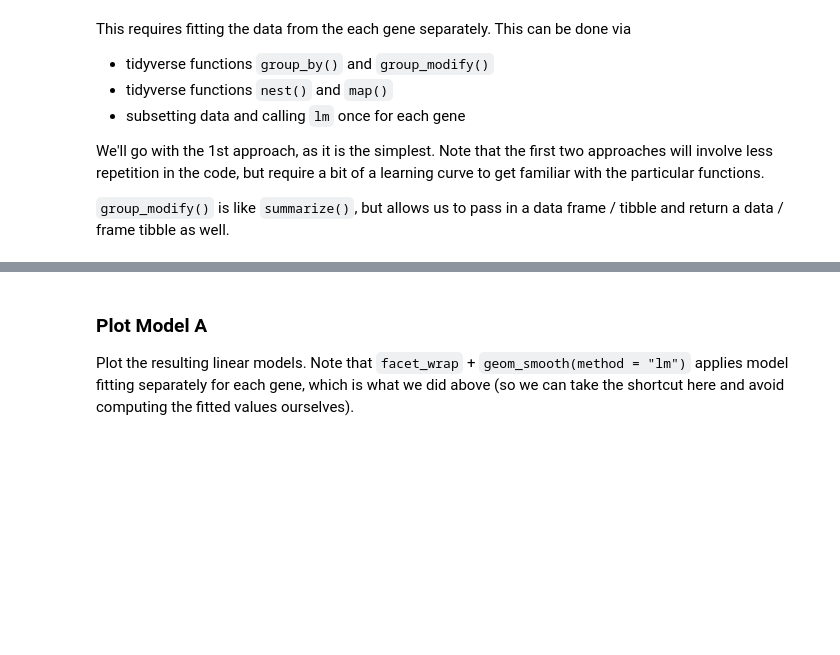
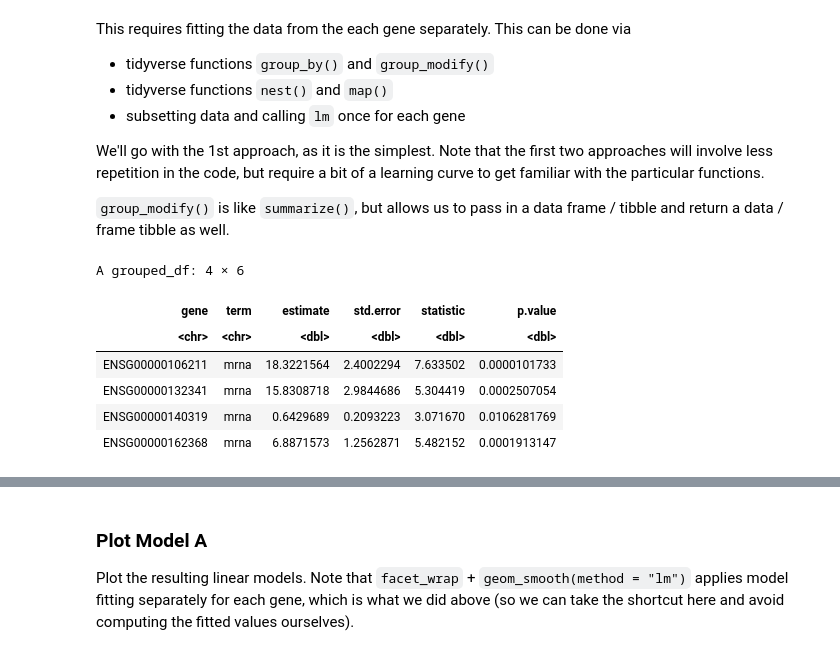
Before and after one commit to UBC-STAT/stat-450, a Jupyter notebook: lectures/04_nested_models.ipynb, the cells around one changed output, grey strips where cells are left out. Drawn from its saved outputs; the diff is of its cells as text; code cells hidden in the pictures; blank space fills up the shorter version.

```diff
--- a/lectures/04_nested_models.ipynb
+++ b/lectures/04_nested_models.ipynb
@@ -375,7 +491,15 @@ We'll go with the 1st approach, as it is the simplest. Note that the first two a
 # %%
 sample_4_complete_genes |>
   group_by(gene) |>
-  group_modify(~ tidy(lm(protein ~ 0 + mrna, data = .x)))
+  group_modify(~ tidy(lm(..., data = .x)))
+# %% [output]
+A grouped_df: 4 × 6
+| gene | term | estimate | std.error | statistic | p.value |
+| <chr> | <chr> | <dbl> | <dbl> | <dbl> | <dbl> |
+| ENSG00000106211 | mrna | 18.3221564 | 2.4002294 | 7.633502 | 0.0000101733 |
+| ENSG00000132341 | mrna | 15.8308718 | 2.9844686 | 5.304419 | 0.0002507054 |
+| ENSG00000140319 | mrna | 0.6429689 | 0.2093223 | 3.071670 | 0.0106281769 |
+| ENSG00000162368 | mrna | 6.8871573 | 1.2562871 | 5.482152 | 0.0001913147 |
 # %%
 # Note that Model B and Model A provide exactly the same estimates -- but different variances and std. errors (hence, different p-values)
 summary(lm_B)
```
Also changed, not shown: parts of 29 cells of this notebook.
